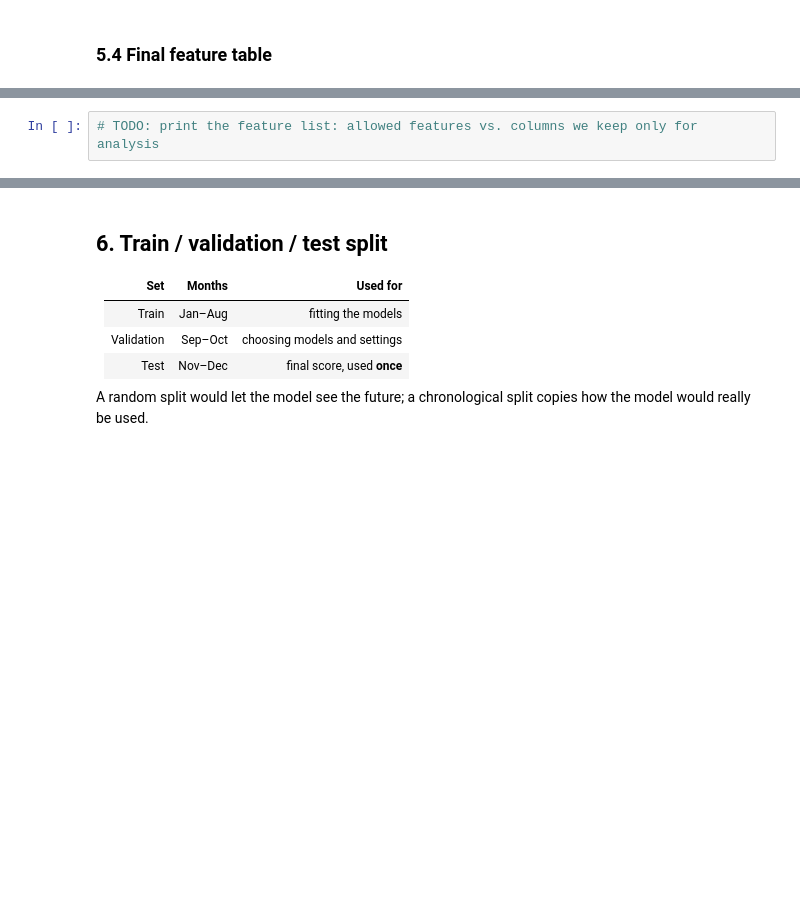
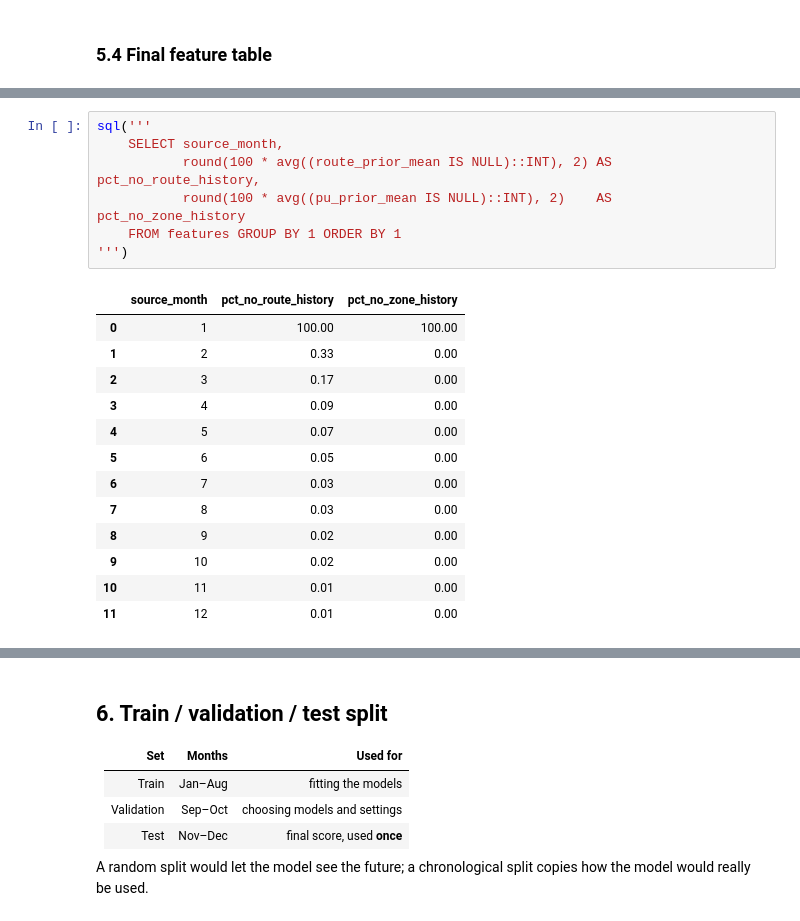
Before and after one commit to Shreyit/nyc-taxi-ml, a Jupyter notebook: notebooks/nyc_taxi_trip_duration.ipynb, the cells around one changed output, grey strips where cells are left out. Drawn from its saved outputs; the diff is of its cells as text; blank space fills up the shorter version.

```diff
--- a/notebooks/nyc_taxi_trip_duration.ipynb
+++ b/notebooks/nyc_taxi_trip_duration.ipynb
@@ -856,2 +1028,21 @@ so the "without taxi type" model cannot learn the fleet through this feature.
 # %%
-# TODO: print the feature list: allowed features vs. columns we keep only for analysis
+sql('''
+    SELECT source_month,
+           round(100 * avg((route_prior_mean IS NULL)::INT), 2) AS pct_no_route_history,
+           round(100 * avg((pu_prior_mean IS NULL)::INT), 2)    AS pct_no_zone_history
+    FROM features GROUP BY 1 ORDER BY 1
+''')
+# %% [output]
+|  | source_month | pct_no_route_history | pct_no_zone_history |
+| 0 | 1 | 100.00 | 100.00 |
+| 1 | 2 | 0.33 | 0.00 |
+| 2 | 3 | 0.17 | 0.00 |
+| 3 | 4 | 0.09 | 0.00 |
+| 4 | 5 | 0.07 | 0.00 |
+| 5 | 6 | 0.05 | 0.00 |
+| 6 | 7 | 0.03 | 0.00 |
+| 7 | 8 | 0.03 | 0.00 |
+| 8 | 9 | 0.02 | 0.00 |
+| 9 | 10 | 0.02 | 0.00 |
+| 10 | 11 | 0.01 | 0.00 |
+| 11 | 12 | 0.01 | 0.00 |
```
Also changed, not shown: parts of 14 cells of this notebook.
